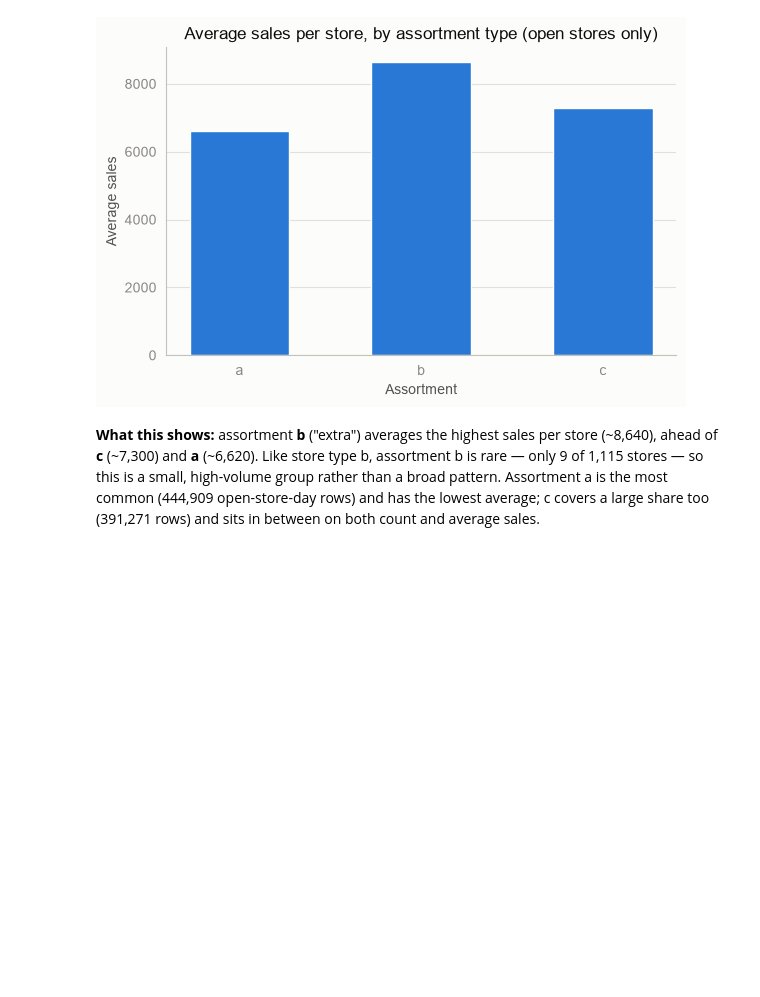
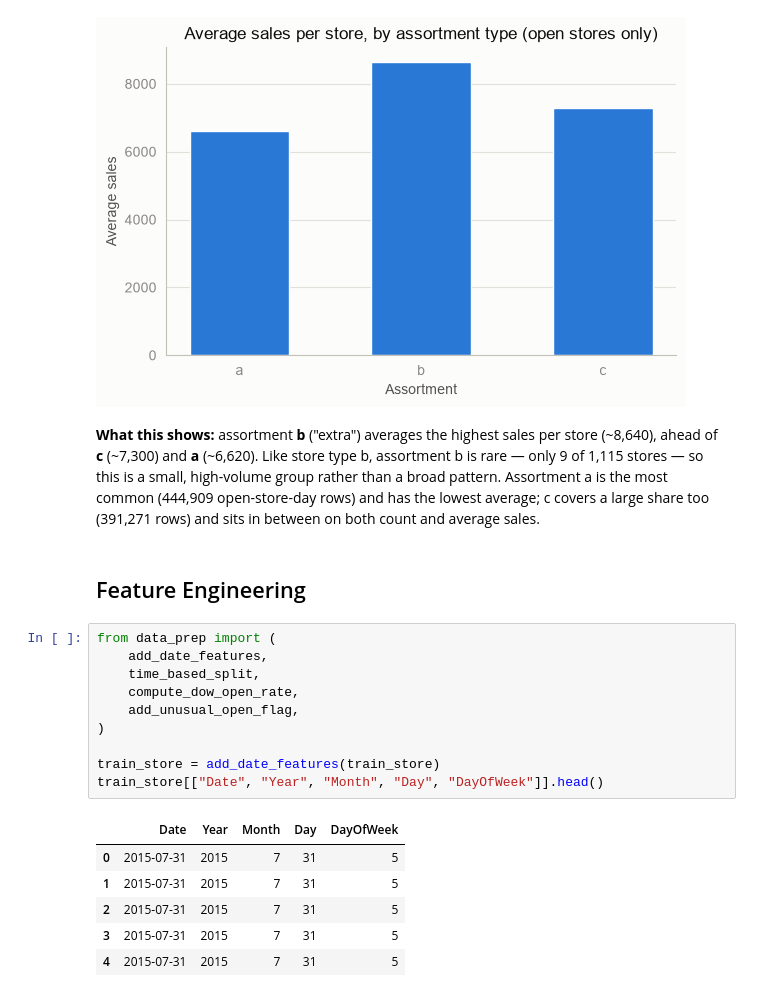
Before and after one commit to india-ehrhardt/rossman-sales-forecasting, a Jupyter notebook: notebooks/01_eda.ipynb, the cells around one changed output. Saved outputs shown, nothing was run; the diff lists cells and outputs as text; blank space fills up the shorter version.

```diff
--- a/notebooks/01_eda.ipynb
+++ b/notebooks/01_eda.ipynb
@@ -185,3 +185,22 @@ plt.show()
 [figure]
 # %% [markdown]
 **What this shows:** assortment **b** ("extra") averages the highest sales per store (~8,640), ahead of **c** (~7,300) and **a** (~6,620). Like store type b, assortment b is rare — only 9 of 1,115 stores — so this is a small, high-volume group rather than a broad pattern. Assortment a is the most common (444,909 open-store-day rows) and has the lowest average; c covers a large share too (391,271 rows) and sits in between on both count and average sales.
+# %% [markdown]
+## Feature Engineering
+# %%
+from data_prep import (
+    add_date_features,
+    time_based_split,
+    compute_dow_open_rate,
+    add_unusual_open_flag,
+)
+
+train_store = add_date_features(train_store)
+train_store[["Date", "Year", "Month", "Day", "DayOfWeek"]].head()
+# %% [output]
+|  | Date | Year | Month | Day | DayOfWeek |
+| 0 | 2015-07-31 | 2015 | 7 | 31 | 5 |
+| 1 | 2015-07-31 | 2015 | 7 | 31 | 5 |
+| 2 | 2015-07-31 | 2015 | 7 | 31 | 5 |
+| 3 | 2015-07-31 | 2015 | 7 | 31 | 5 |
+| 4 | 2015-07-31 | 2015 | 7 | 31 | 5 |
```
Also changed, not shown: parts of 5 cells of this notebook, 1 other file.
